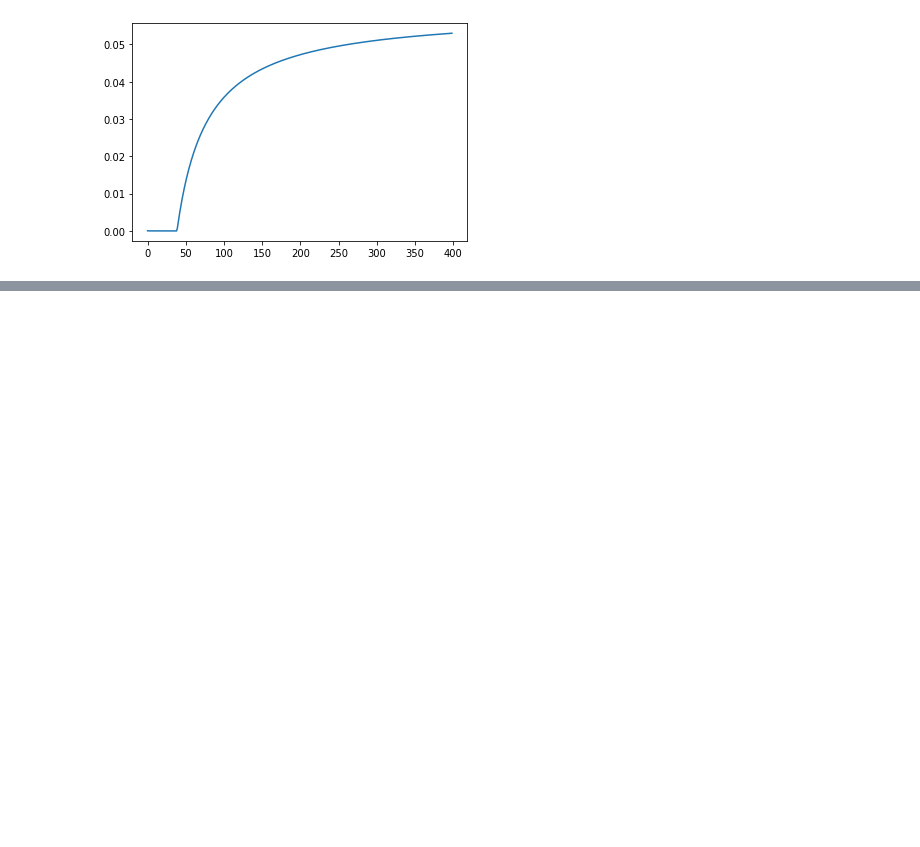
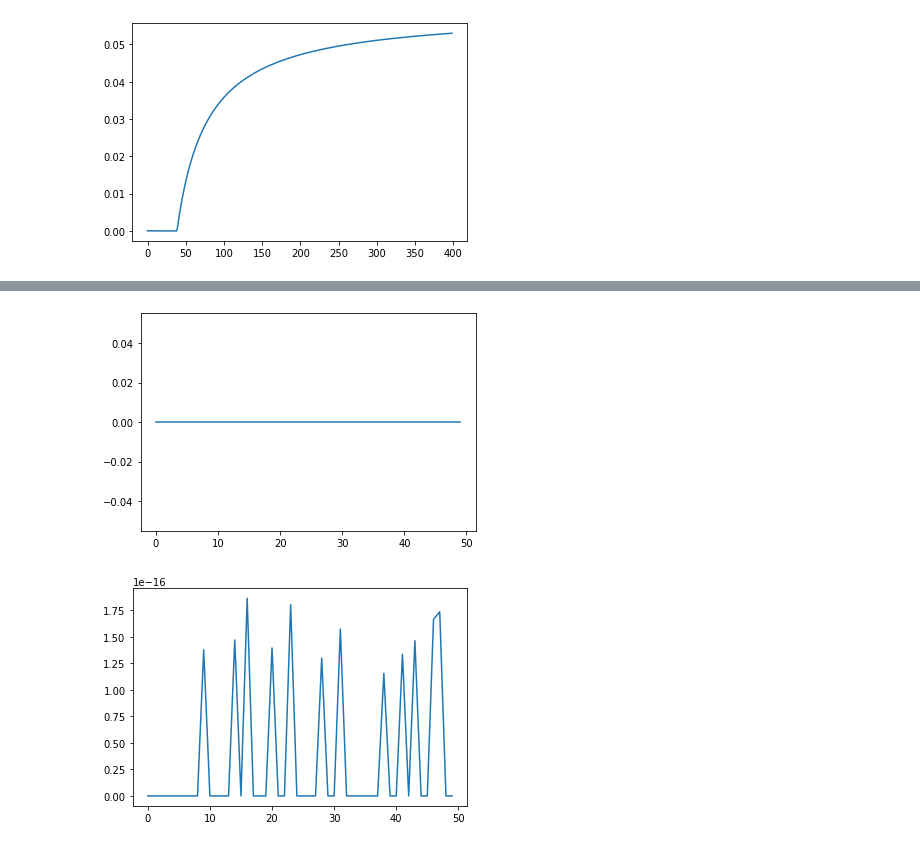
Before and after one commit to surjak/MOwNiT, a Jupyter notebook: lab1/Task1.ipynb, the cells around one changed output, grey strips where cells are left out. Saved outputs shown, nothing was run; the diff lists cells and outputs as text; code cells hidden in the pictures; blank space fills up the shorter version.

```diff
--- a/lab1/Task1.ipynb
+++ b/lab1/Task1.ipynb
@@ -89,0 +224,5 @@ Time for tree sum: 7598.0 milliseconds
+# %%
+riemann_draw(2, 50, np.float64)
+# %% [output]
+[figure, added]
+[figure, added]
```
Also changed, not shown: parts of 19 cells of this notebook.
